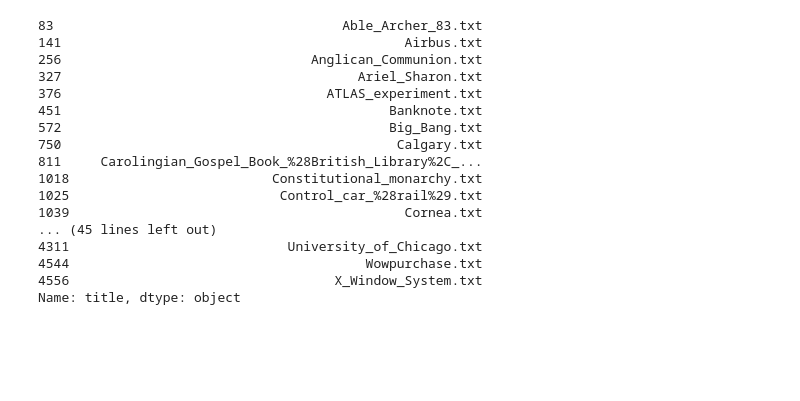
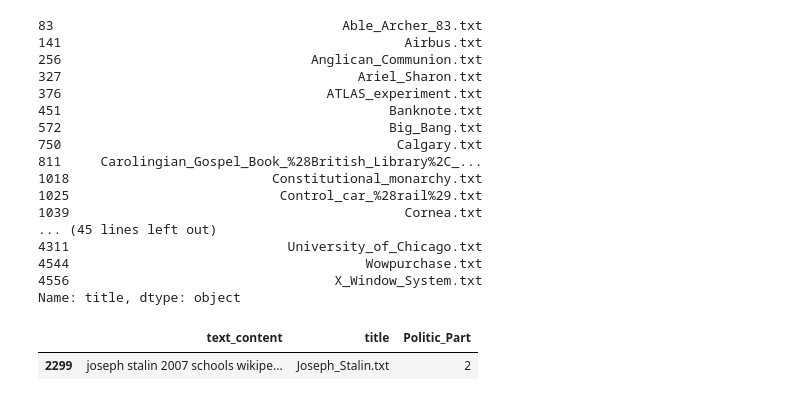
Before and after one commit to epfl-ada/ada-2023-project-miaoumiaou, a Jupyter notebook: Already_trained_model.ipynb, the cells around one changed output. Drawn from its saved outputs; the diff is of its cells as text; code cells hidden in the pictures; blank space fills up the shorter version.

```diff
--- a/Already_trained_model.ipynb
+++ b/Already_trained_model.ipynb
@@ -146,0 +132,5 @@ Name: title, Length: 67, dtype: object
+# %%
+pd.set_option("display.max_rows", None)
+pd.set_option("display.max_columns", None)
+filt=project_data["title"][project_data["Politic_Part"]==2]
+print(filt.head)
@@ -164,3 +172,8 @@ project_data["title"][project_data["Politic_Part"]==1]
 4544                                      Wowpurchase.txt
 4556                                  X_Window_System.txt
 Name: title, dtype: object
+# %%
+project_data[project_data["title"]=="Joseph_Stalin.txt"]
+# %% [output]
+|  | text_content | title | Politic_Part |
+| 2299 | joseph stalin 2007 schools wikipe... | Joseph_Stalin.txt | 2 |
```
Also changed, not shown: parts of 3 cells of this notebook, 1 other file.
